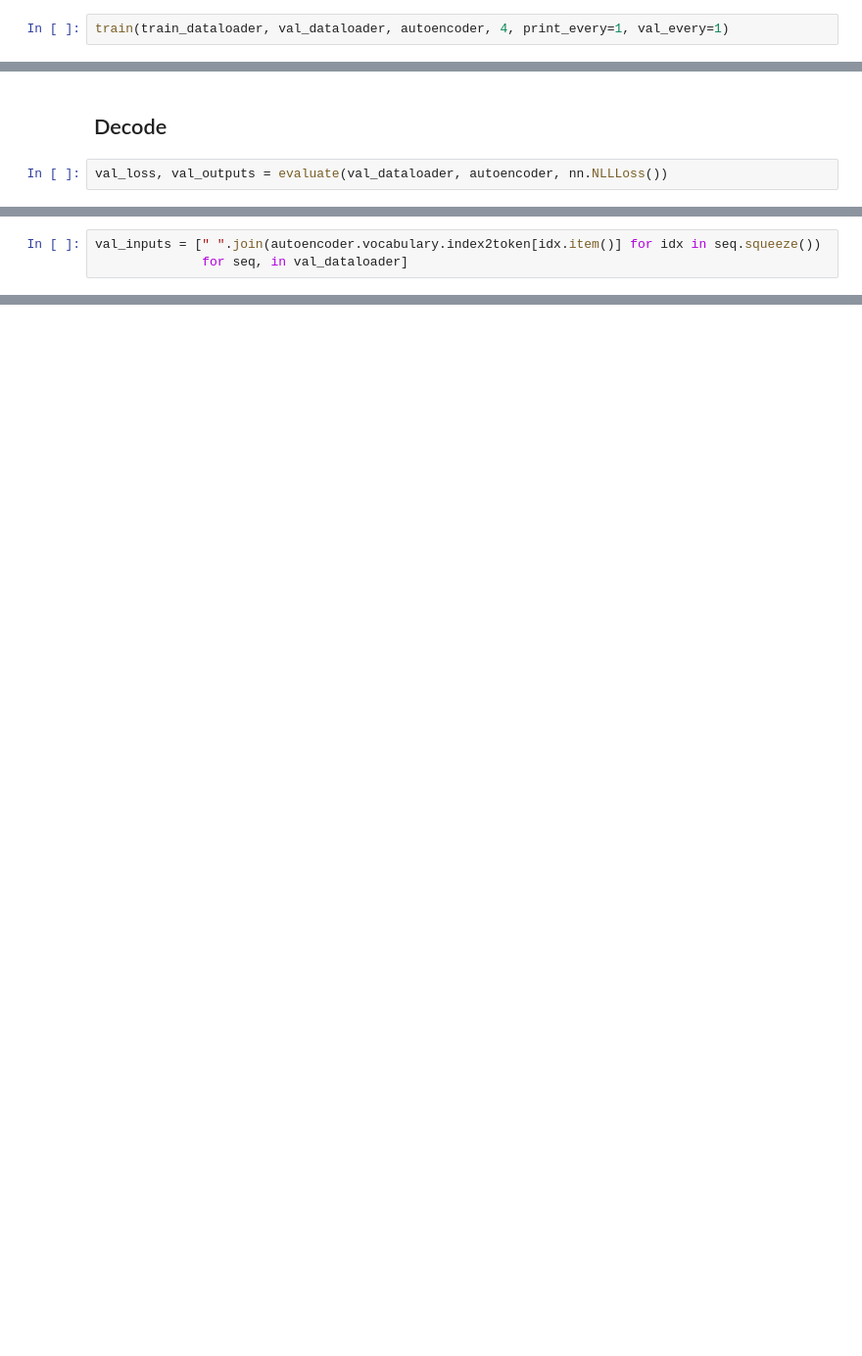
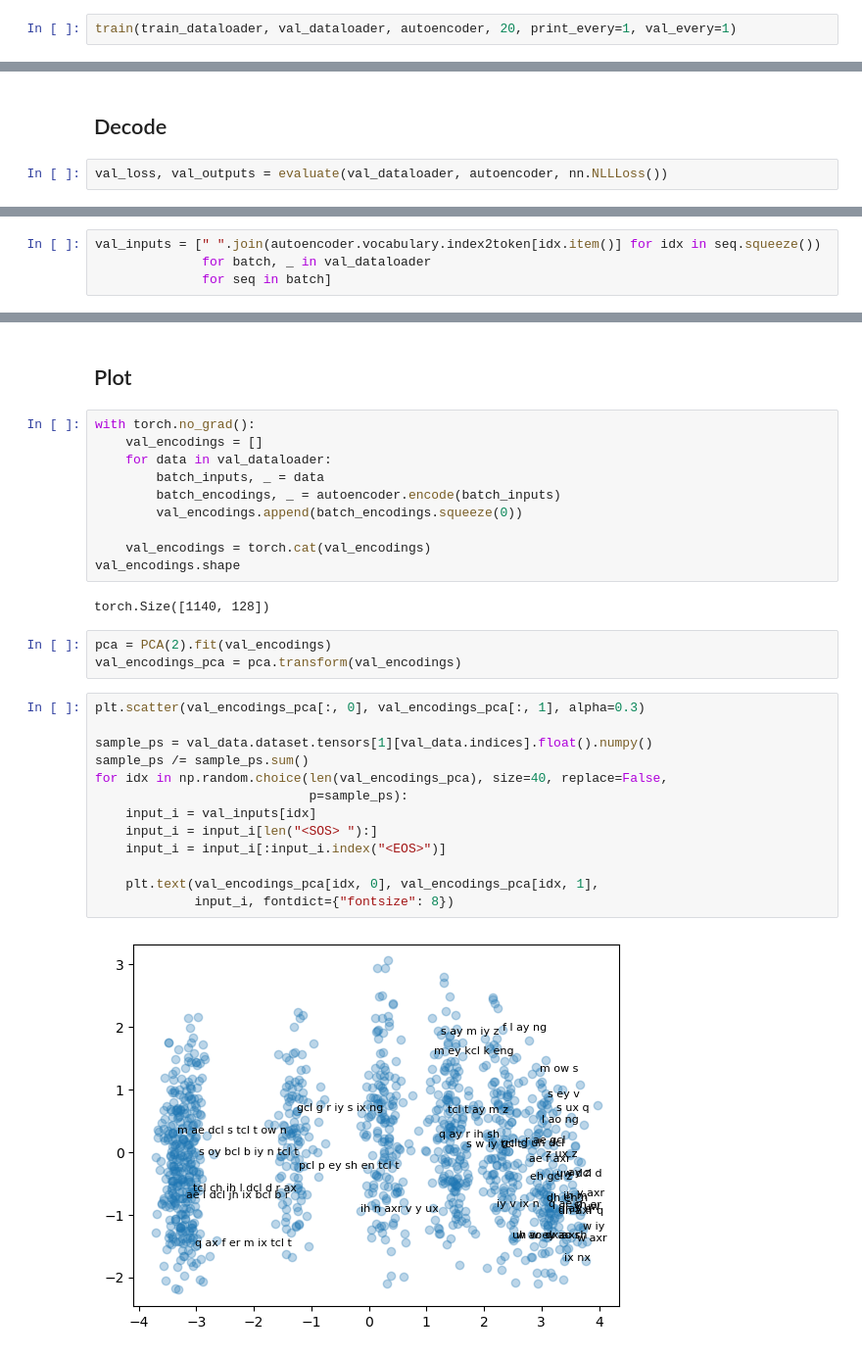
Before and after one commit to hans/ideal-word-representations, a Jupyter notebook: 01 autoencoding.ipynb, the cells around one changed output, grey strips where cells are left out. Shown at 98% size. Saved outputs shown, nothing was run; the diff lists cells and outputs as text; blank space fills up the shorter version.

```diff
--- a/01 autoencoding.ipynb
+++ b/01 autoencoding.ipynb
@@ -138,4 +144,4 @@ hidden_size = 256
 autoencoder = Autoencoder(hidden_size, vocab)
 # %%
-train(train_dataloader, val_dataloader, autoencoder, 4, print_every=1, val_every=1)
+train(train_dataloader, val_dataloader, autoencoder, 20, print_every=1, val_every=1)
 # %% [output]
@@ -158,6 +173,7 @@ val_loss
 # %%
 val_inputs = [" ".join(autoencoder.vocabulary.index2token[idx.item()] for idx in seq.squeeze())
-              for seq, in val_dataloader]
+              for batch, _ in val_dataloader
+              for seq in batch]
 # %%
 list(zip(val_inputs[:20], [" ".join(toks) for toks in val_outputs[:20]]))
 # %% [output]
@@ -180,0 +201,32 @@ list(zip(val_inputs[:20], [" ".join(toks) for toks in val_outputs[:20]]))
+# %% [markdown]
+## Plot
+# %%
+with torch.no_grad():
+    val_encodings = []
+    for data in val_dataloader:
+        batch_inputs, _ = data
+        batch_encodings, _ = autoencoder.encode(batch_inputs)
+        val_encodings.append(batch_encodings.squeeze(0))
+
+    val_encodings = torch.cat(val_encodings)
+val_encodings.shape
+# %% [output]
+torch.Size([1140, 128])
+# %%
+pca = PCA(2).fit(val_encodings)
+val_encodings_pca = pca.transform(val_encodings)
+# %%
+plt.scatter(val_encodings_pca[:, 0], val_encodings_pca[:, 1], alpha=0.3)
+
+sample_ps = val_data.dataset.tensors[1][val_data.indices].float().numpy()
+sample_ps /= sample_ps.sum()
+for idx in np.random.choice(len(val_encodings_pca), size=40, replace=False,
+                            p=sample_ps):
+    input_i = val_inputs[idx]
+    input_i = input_i[len("<SOS> "):]
+    input_i = input_i[:input_i.index("<EOS>")]
+
+    plt.text(val_encodings_pca[idx, 0], val_encodings_pca[idx, 1],
+             input_i, fontdict={"fontsize": 8})
+# %% [output]
+[figure, added]
```
Also changed, not shown: parts of 18 cells of this notebook, 3 other files.
